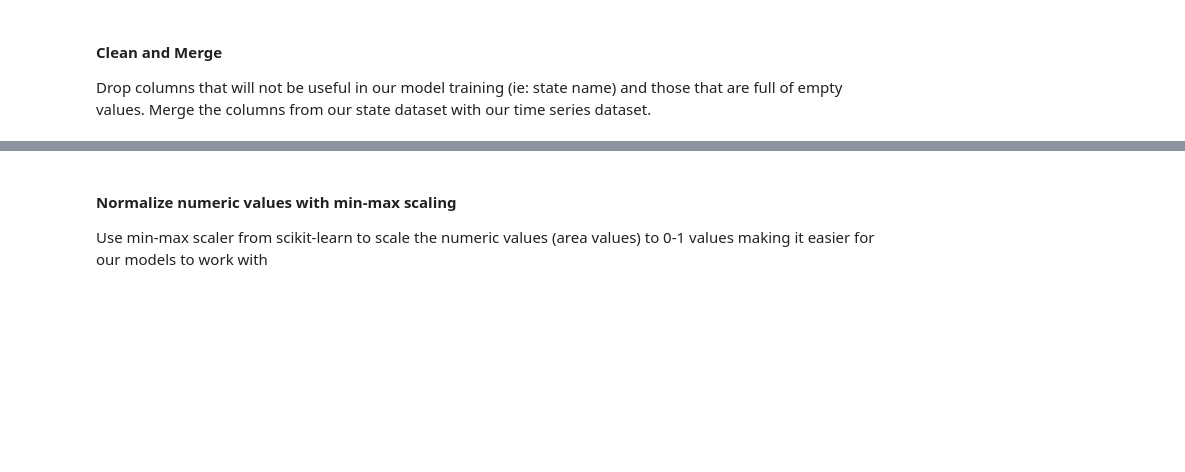
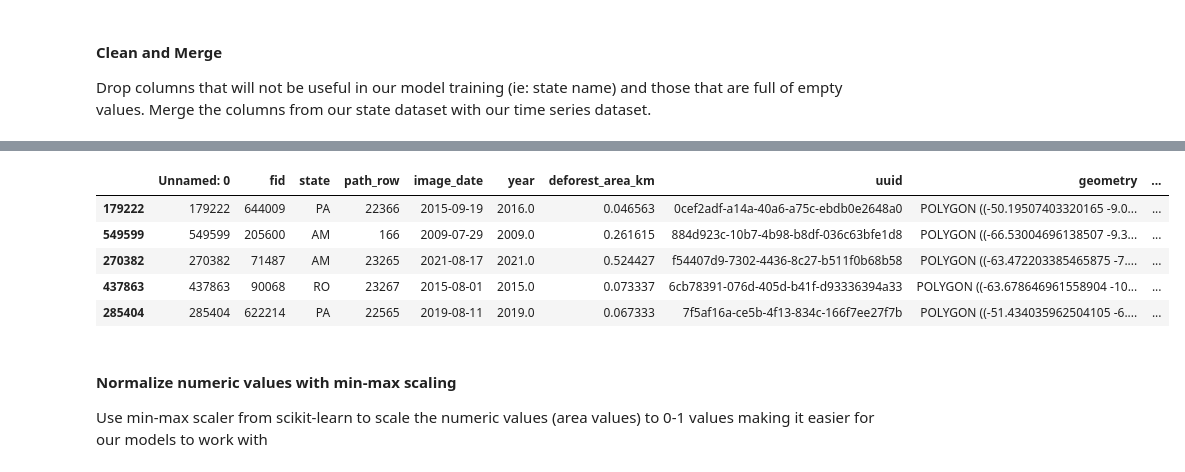
Before and after one commit to t4ai/amazon-deforestation-forecasting, a Jupyter notebook: amazon-deforestation-forecasting.ipynb, the cells around one changed output, grey strips where cells are left out. Cells and saved outputs as stored; diff of their text form; code cells hidden in the pictures; blank space fills up the shorter version.

```diff
--- a/amazon-deforestation-forecasting.ipynb
+++ b/amazon-deforestation-forecasting.ipynb
@@ -447,3 +446,12 @@ yearly_deforestation_merged.sample(5)
+# %%
+yearly_deforestation_merged_copy.sample(5)
+# %% [output]
+|  | Unnamed: 0 | fid | state | path_row | image_date | year | deforest_area_km | uuid | geometry | ... |
+| 179222 | 179222 | 644009 | PA | 22366 | 2015-09-19 | 2016.0 | 0.046563 | 0cef2adf-a14a-40a6-a75c-ebdb0e2648a0 | POLYGON ((-50.19507403320165 -9.0... | ... |
+| 549599 | 549599 | 205600 | AM | 166 | 2009-07-29 | 2009.0 | 0.261615 | 884d923c-10b7-4b98-b8df-036c63bfe1d8 | POLYGON ((-66.53004696138507 -9.3... | ... |
+| 270382 | 270382 | 71487 | AM | 23265 | 2021-08-17 | 2021.0 | 0.524427 | f54407d9-7302-4436-8c27-b511f0b68b58 | POLYGON ((-63.472203385465875 -7.... | ... |
+| 437863 | 437863 | 90068 | RO | 23267 | 2015-08-01 | 2015.0 | 0.073337 | 6cb78391-076d-405d-b41f-d93336394a33 | POLYGON ((-63.678646961558904 -10... | ... |
+| 285404 | 285404 | 622214 | PA | 22565 | 2019-08-11 | 2019.0 | 0.067333 | 7f5af16a-ce5b-4f13-834c-166f7ee27f7b | POLYGON ((-51.434035962504105 -6.... | ... |
 # %% [markdown]
 #### Normalize numeric values with min-max scaling
 Use min-max scaler from scikit-learn to scale the numeric values (area values) to 0-1 values making it easier for our models to work with
```
Also changed, not shown: parts of 24 cells of this notebook.
